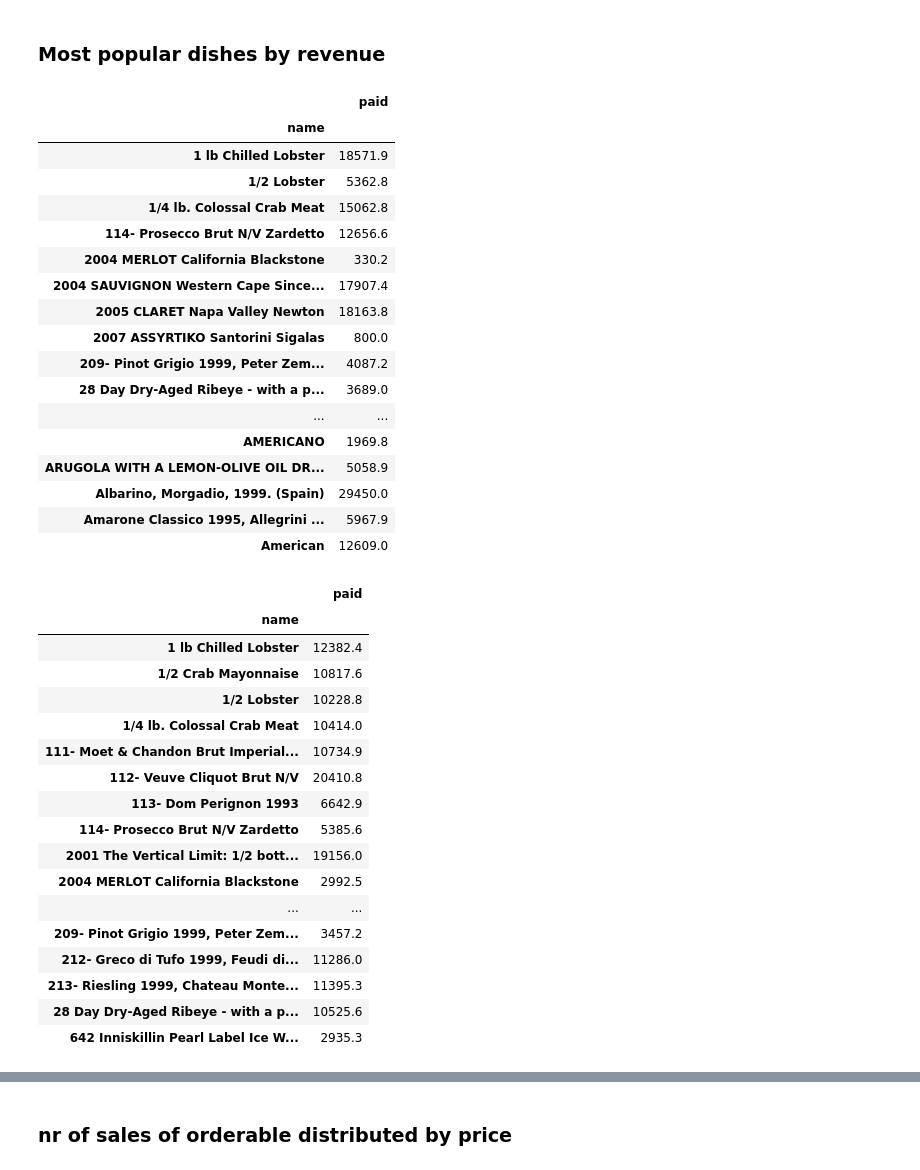
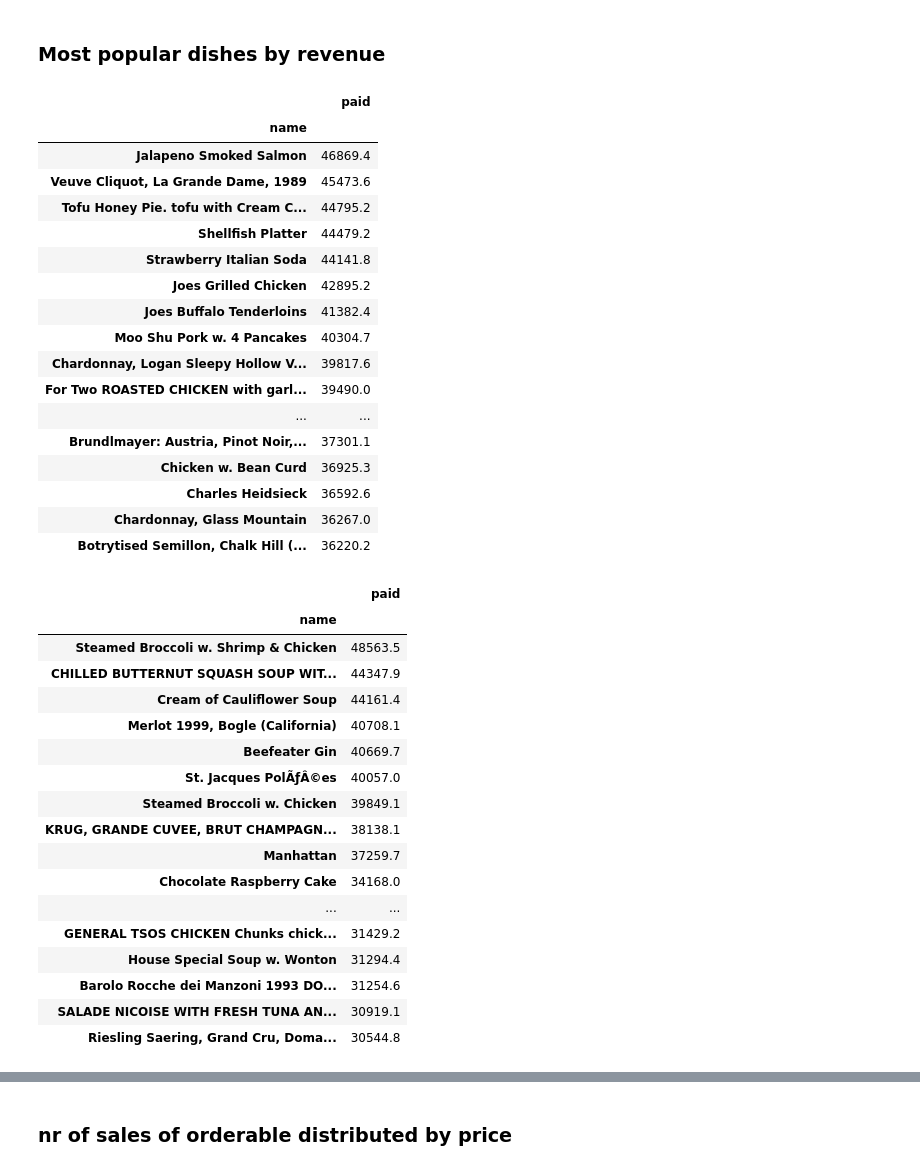
Before and after one commit to qlambotte/accenture_use_case, a Jupyter notebook: Dishes.ipynb, the cells around one changed output, grey strips where cells are left out. Drawn from its saved outputs; the diff is of its cells as text; code cells hidden in the pictures.

```diff
--- a/Dishes.ipynb
+++ b/Dishes.ipynb
@@ -93,46 +93,46 @@ pop_SF.head(10)
 # %% [markdown]
 ### Most popular dishes by revenue
 # %%
-pop_NY_rev = df_NY.groupby('name')[['paid']].sum()
+pop_NY_rev = df_NY.groupby('name')[['paid']].sum().sort_values('paid', ascending=False)
 pop_NY_rev.head(20)
 # %% [output]
 |  | paid |
 | name |  |
-| 1 lb Chilled Lobster | 18571.9 |
-| 1/2 Lobster | 5362.8 |
-| 1/4 lb. Colossal Crab Meat | 15062.8 |
-| 114- Prosecco Brut N/V Zardetto | 12656.6 |
-| 2004 MERLOT California Blackstone | 330.2 |
-| 2004 SAUVIGNON Western Cape Since... | 17907.4 |
-| 2005 CLARET Napa Valley Newton | 18163.8 |
-| 2007 ASSYRTIKO Santorini Sigalas | 800.0 |
-| 209- Pinot Grigio 1999, Peter Zem... | 4087.2 |
-| 28 Day Dry-Aged Ribeye - with a p... | 3689.0 |
+| Jalapeno Smoked Salmon | 46869.4 |
+| Veuve Cliquot, La Grande Dame, 1989 | 45473.6 |
+| Tofu Honey Pie. tofu with Cream C... | 44795.2 |
+| Shellfish Platter | 44479.2 |
+| Strawberry Italian Soda | 44141.8 |
+| Joes Grilled Chicken | 42895.2 |
+| Joes Buffalo Tenderloins | 41382.4 |
+| Moo Shu Pork w. 4 Pancakes | 40304.7 |
+| Chardonnay, Logan Sleepy Hollow V... | 39817.6 |
+| For Two ROASTED CHICKEN with garl... | 39490.0 |
 | ... | ... |
-| AMERICANO | 1969.8 |
-| ARUGOLA WITH A LEMON-OLIVE OIL DR... | 5058.9 |
-| Albarino, Morgadio, 1999. (Spain) | 29450.0 |
-| Amarone Classico 1995, Allegrini ... | 5967.9 |
-| American | 12609.0 |
+| Brundlmayer: Austria, Pinot Noir,... | 37301.1 |
+| Chicken w. Bean Curd | 36925.3 |
+| Charles Heidsieck | 36592.6 |
+| Chardonnay, Glass Mountain | 36267.0 |
+| Botrytised Semillon, Chalk Hill (... | 36220.2 |
 # %%
-pop_SF_rev = df_SF.groupby('name')[['paid']].sum()
+pop_SF_rev = df_SF.groupby('name')[['paid']].sum().sort_values('paid', ascending=False)
 pop_SF_rev.head(20)
 # %% [output]
 |  | paid |
 | name |  |
-| 1 lb Chilled Lobster | 12382.4 |
-| 1/2 Crab Mayonnaise | 10817.6 |
-| 1/2 Lobster | 10228.8 |
-| 1/4 lb. Colossal Crab Meat | 10414.0 |
-| 111- Moet & Chandon Brut Imperial... | 10734.9 |
-| 112- Veuve Cliquot Brut N/V | 20410.8 |
-| 113- Dom Perignon 1993 | 6642.9 |
-| 114- Prosecco Brut N/V Zardetto | 5385.6 |
-| 2001 The Vertical Limit: 1/2 bott... | 19156.0 |
-| 2004 MERLOT California Blackstone | 2992.5 |
+| Steamed Broccoli w. Shrimp & Chicken | 48563.5 |
+| CHILLED BUTTERNUT SQUASH SOUP WIT... | 44347.9 |
+| Cream of Cauliflower Soup | 44161.4 |
+| Merlot 1999, Bogle (California) | 40708.1 |
+| Beefeater Gin | 40669.7 |
+| St. Jacques PolÃƒÂ©es | 40057.0 |
+| Steamed Broccoli w. Chicken | 39849.1 |
+| KRUG, GRANDE CUVEE, BRUT CHAMPAGN... | 38138.1 |
+| Manhattan | 37259.7 |
+| Chocolate Raspberry Cake | 34168.0 |
 | ... | ... |
-| 209- Pinot Grigio 1999, Peter Zem... | 3457.2 |
-| 212- Greco di Tufo 1999, Feudi di... | 11286.0 |
-| 213- Riesling 1999, Chateau Monte... | 11395.3 |
-| 28 Day Dry-Aged Ribeye - with a p... | 10525.6 |
-| 642 Inniskillin Pearl Label Ice W... | 2935.3 |
+| GENERAL TSOS CHICKEN Chunks chick... | 31429.2 |
+| House Special Soup w. Wonton | 31294.4 |
+| Barolo Rocche dei Manzoni 1993 DO... | 31254.6 |
+| SALADE NICOISE WITH FRESH TUNA AN... | 30919.1 |
+| Riesling Saering, Grand Cru, Doma... | 30544.8 |
```
Also changed, not shown: parts of 21 cells of this notebook, 1 other file.
